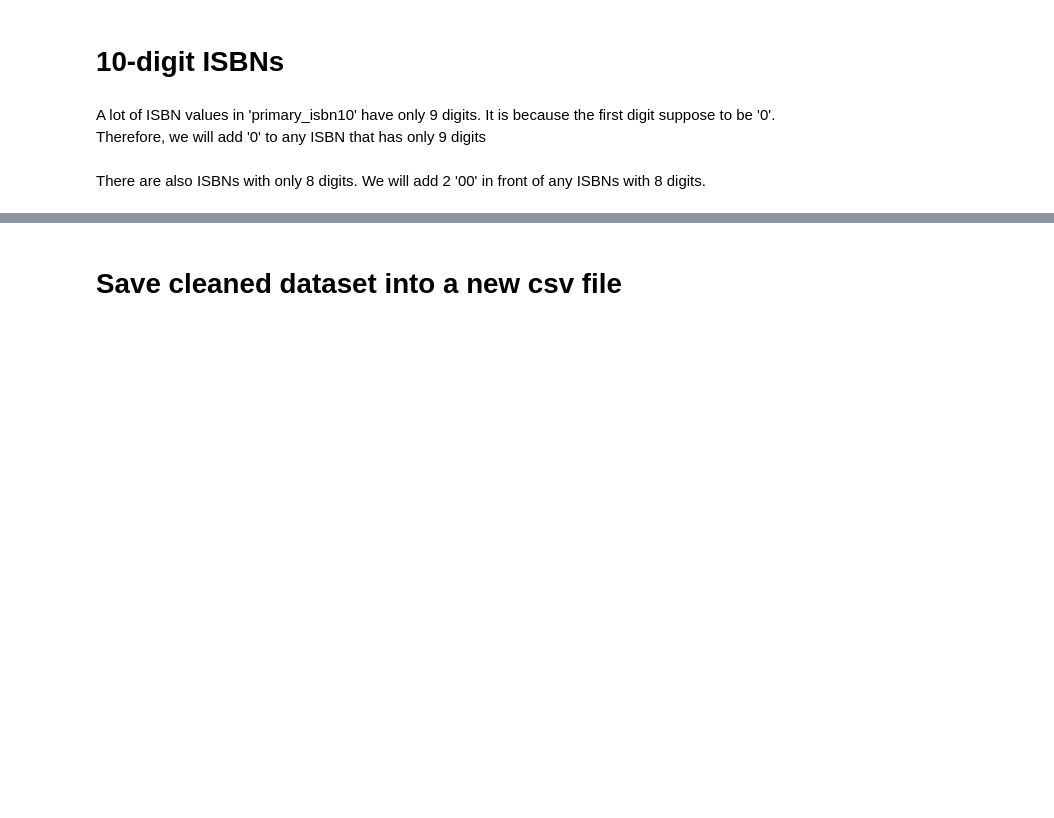
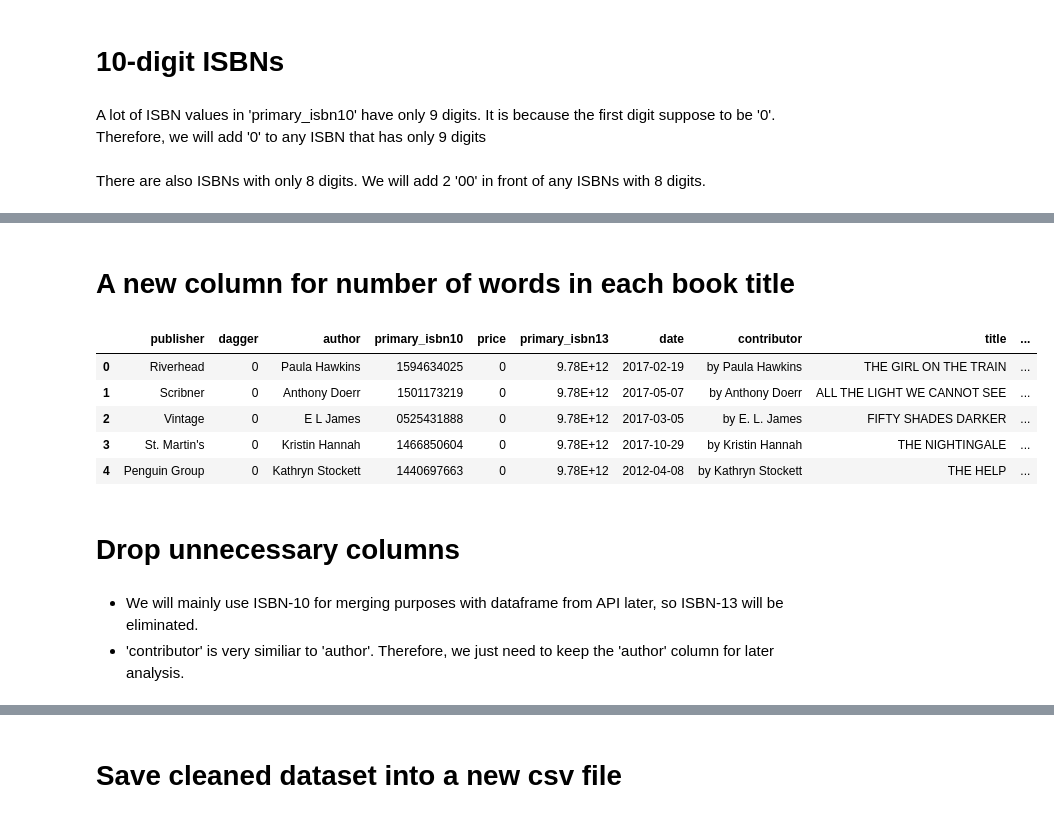
Before and after one commit to linhmai19/capstone_project, a Jupyter notebook: data_cleaning.ipynb, the cells around one changed output, grey strips where cells are left out. Drawn from its saved outputs; the diff is of its cells as text; code cells hidden in the pictures; blank space fills up the shorter version.

```diff
--- a/data_cleaning.ipynb
+++ b/data_cleaning.ipynb
@@ -211,0 +212,18 @@ df.head()
+# %% [markdown]
+# A new column for number of words in each book title
+# %%
+df['no_of_words_title'] = df.title.apply(lambda x: len(x.split()))
+# %%
+df.head()
+# %% [output]
+|  | publisher | dagger | author | primary_isbn10 | price | primary_isbn13 | date | contributor | title | ... |
+| 0 | Riverhead | 0 | Paula Hawkins | 1594634025 | 0 | 9.78E+12 | 2017-02-19 | by Paula Hawkins | THE GIRL ON THE TRAIN | ... |
+| 1 | Scribner | 0 | Anthony Doerr | 1501173219 | 0 | 9.78E+12 | 2017-05-07 | by Anthony Doerr | ALL THE LIGHT WE CANNOT SEE | ... |
+| 2 | Vintage | 0 | E L James | 0525431888 | 0 | 9.78E+12 | 2017-03-05 | by E. L. James | FIFTY SHADES DARKER | ... |
+| 3 | St. Martin's | 0 | Kristin Hannah | 1466850604 | 0 | 9.78E+12 | 2017-10-29 | by Kristin Hannah | THE NIGHTINGALE | ... |
+| 4 | Penguin Group | 0 | Kathryn Stockett | 1440697663 | 0 | 9.78E+12 | 2012-04-08 | by Kathryn Stockett | THE HELP | ... |
+# %% [markdown]
+# Drop unnecessary columns
+# %% [markdown]
+* We will mainly use ISBN-10 for merging purposes with dataframe from API later, so ISBN-13 will be eliminated.
+* 'contributor' is very similiar to 'author'. Therefore, we just need to keep the 'author' column for later analysis.
```
Also changed, not shown: parts of 10 cells of this notebook, 6 other files.
